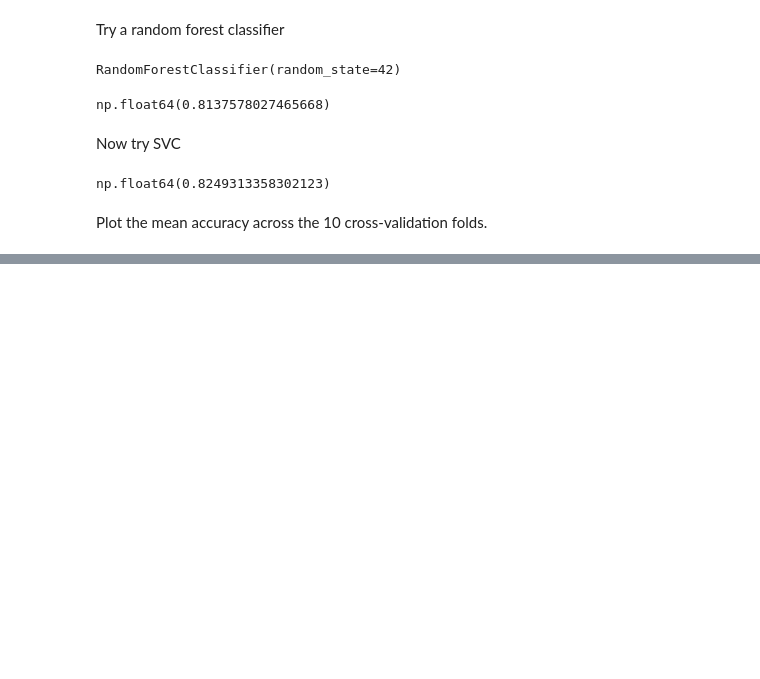
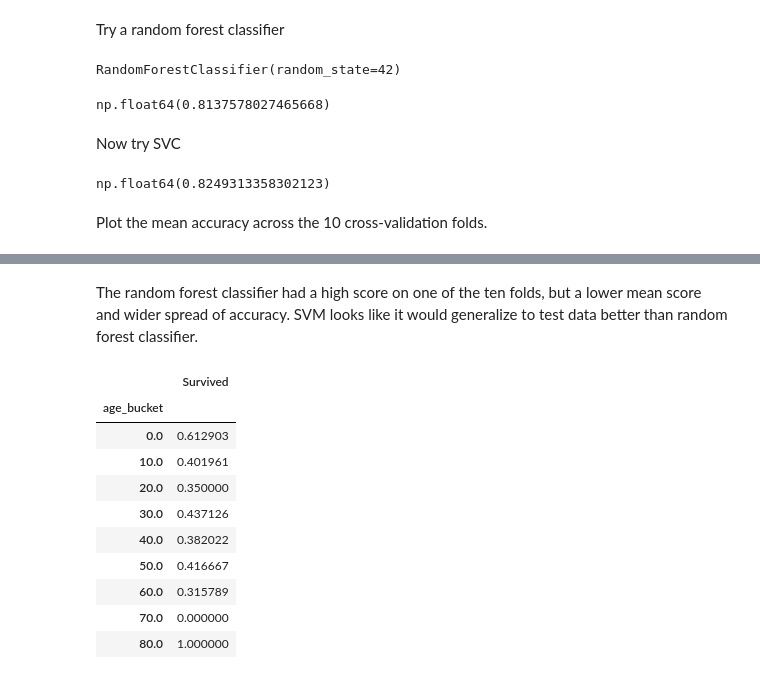
Before and after one commit to paulcarvalho/ML-classification-exercises, a Jupyter notebook: ml_clf_exercises.ipynb, the cells around one changed output, grey strips where cells are left out. Cells and saved outputs as stored; diff of their text form; code cells hidden in the pictures; blank space fills up the shorter version.

```diff
--- a/ml_clf_exercises.ipynb
+++ b/ml_clf_exercises.ipynb
@@ -201,0 +204,19 @@ plt.plot([2]*10, forest_scores, ".")
+# %% [markdown]
+The random forest classifier had a high score on one of the ten folds, but a lower mean score and wider spread of accuracy. SVM looks like it would generalize to test data better than random forest classifier.
+# %%
+# Practice some feature engineering
+
+train_data["age_bucket"] = train_data["Age"] // 10 * 10
+train_data[["age_bucket", "Survived"]].groupby(["age_bucket"]).mean()
+# %% [output]
+|  | Survived |
+| age_bucket |  |
+| 0.0 | 0.612903 |
+| 10.0 | 0.401961 |
+| 20.0 | 0.350000 |
+| 30.0 | 0.437126 |
+| 40.0 | 0.382022 |
+| 50.0 | 0.416667 |
+| 60.0 | 0.315789 |
+| 70.0 | 0.000000 |
+| 80.0 | 1.000000 |
```
Also changed, not shown: parts of 14 cells of this notebook.
